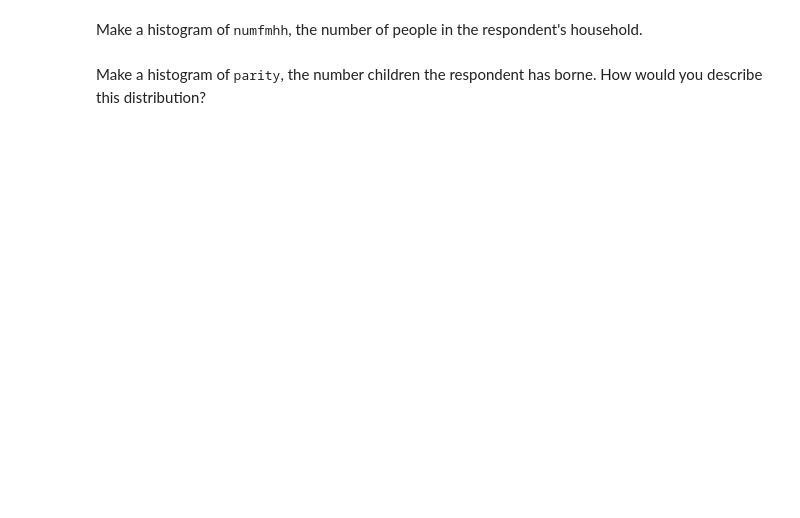
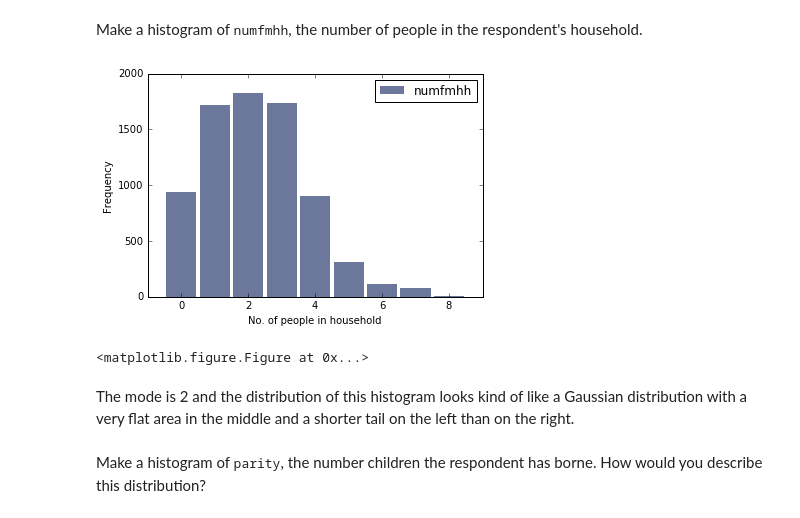
Before and after one commit to paulruvolo/DataScience16, a Jupyter notebook: ThinkStats2/chap02ex.ipynb, the cells around one changed output. Drawn from its saved outputs; the diff is of its cells as text; code cells hidden in the pictures; blank space fills up the shorter version.

```diff
--- a/ThinkStats2/chap02ex.ipynb
+++ b/ThinkStats2/chap02ex.ipynb
@@ -30,4 +45,13 @@ thinkplot.Show()
 # %% [markdown]
 Make a histogram of <tt>numfmhh</tt>, the number of people in the respondent's household.
+# %%
+hist = thinkstats2.Hist(resp.numfmhh)
+thinkplot.Hist(hist, label='numfmhh')
+thinkplot.Show(xlabel='No. of people in household', ylabel='Frequency')
+# %% [output]
+[figure, added]
+<matplotlib.figure.Figure at 0x...>
+# %% [markdown]
+The mode is 2 and the distribution of this histogram looks kind of like a Gaussian distribution with a very flat area in the middle and a shorter tail on the left than on the right.
 # %% [markdown]
 Make a histogram of <tt>parity</tt>, the number children the respondent has borne.  How would you describe this distribution?
```
Also changed, not shown: parts of 18 cells of this notebook, 1 other file.
